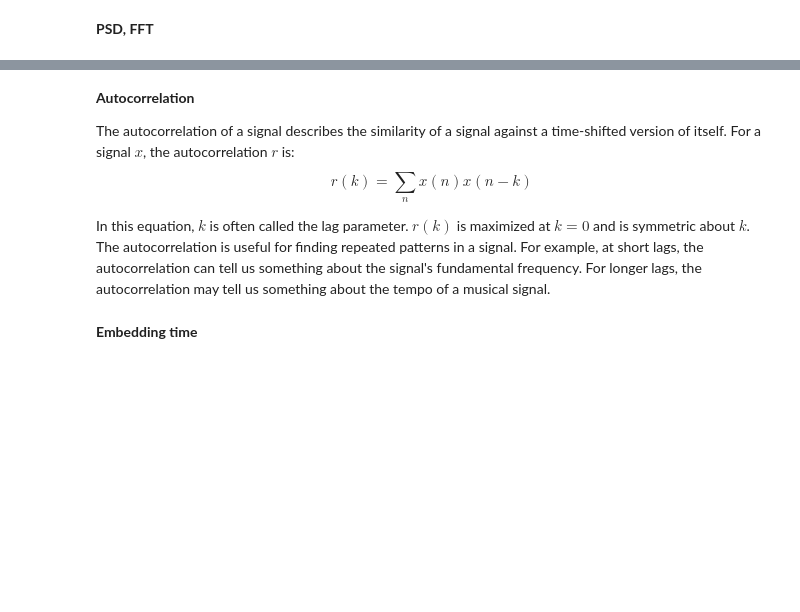
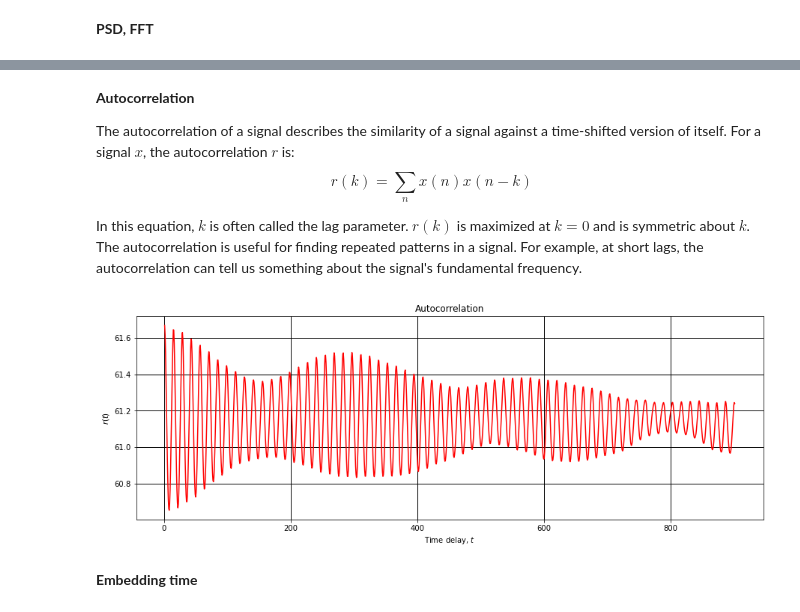
Before and after one commit to paulsok/chaos-analysis, a Jupyter notebook: chaos analysis.ipynb, the cells around one changed output, grey strips where cells are left out. Drawn from its saved outputs; the diff is of its cells as text; code cells hidden in the pictures; blank space fills up the shorter version.

```diff
--- a/chaos analysis.ipynb
+++ b/chaos analysis.ipynb
@@ -62,23 +66,25 @@ plt.yticks([])
 **Autocorrelation**
 
 The autocorrelation of a signal describes the similarity of a signal against a time-shifted version of itself. For a signal $x$, the autocorrelation $r$ is:
-$$r(k)=∑_nx(n)x(n−k)$$
+$$r(k)=\sum_nx(n)x(n−k)$$
 
 In this equation, $k$ is often called the lag parameter.  $r(k)$ is maximized at  $k=0$ and is symmetric about $k$.
-The autocorrelation is useful for finding repeated patterns in a signal. For example, at short lags, the autocorrelation can tell us something about the signal's fundamental frequency. For longer lags, the autocorrelation may tell us something about the tempo of a musical signal.
+The autocorrelation is useful for finding repeated patterns in a signal. For example, at short lags, the autocorrelation can tell us something about the signal's fundamental frequency.
 # %%
 N = len(rho)
 fvi = np.fft.fft(rho, n=2*N)
 acf = np.real(np.fft.ifft(fvi * np.conjugate(fvi))[:N])
-acf = acf/(N - np.arange(N))
+acf = acf / (N - np.arange(N))
 
 plt.figure(figsize=(15, 5))
 plt.title(r'Autocorrelation')
 plt.xlabel(r'Time delay, $t$')
 plt.ylabel(r'$r(t)$')
-plt.plot(t[0:len(acf)-int(len(acf)/2)], acf[0:len(acf)-int(len(acf)/2)], 'r')
+plt.plot(t[0:len(acf) - int(len(acf) / 2)], acf[0:len(acf) - int(len(acf) / 2)], 'r')
 plt.grid(color='black', linewidth=1)
-plt.rc('font', **font)
+plt.show()
+# %% [output]
+[figure, added]
 # %% [markdown]
 **Embedding time**
 # %% [markdown]
```
Also changed, not shown: parts of 14 cells of this notebook.
